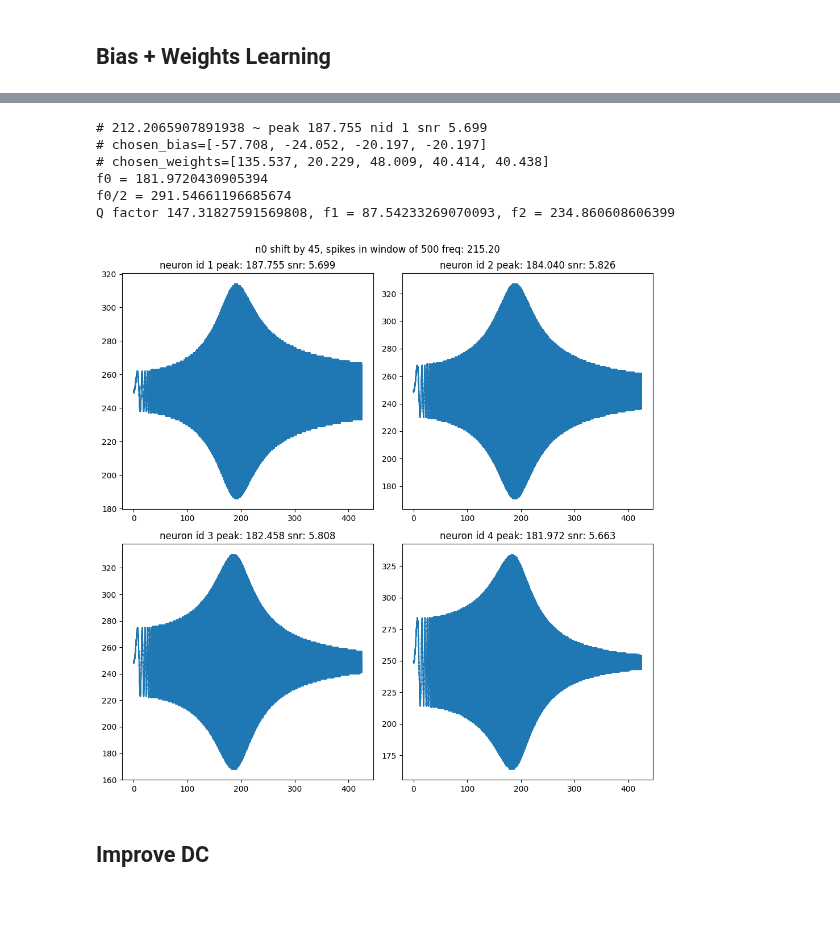
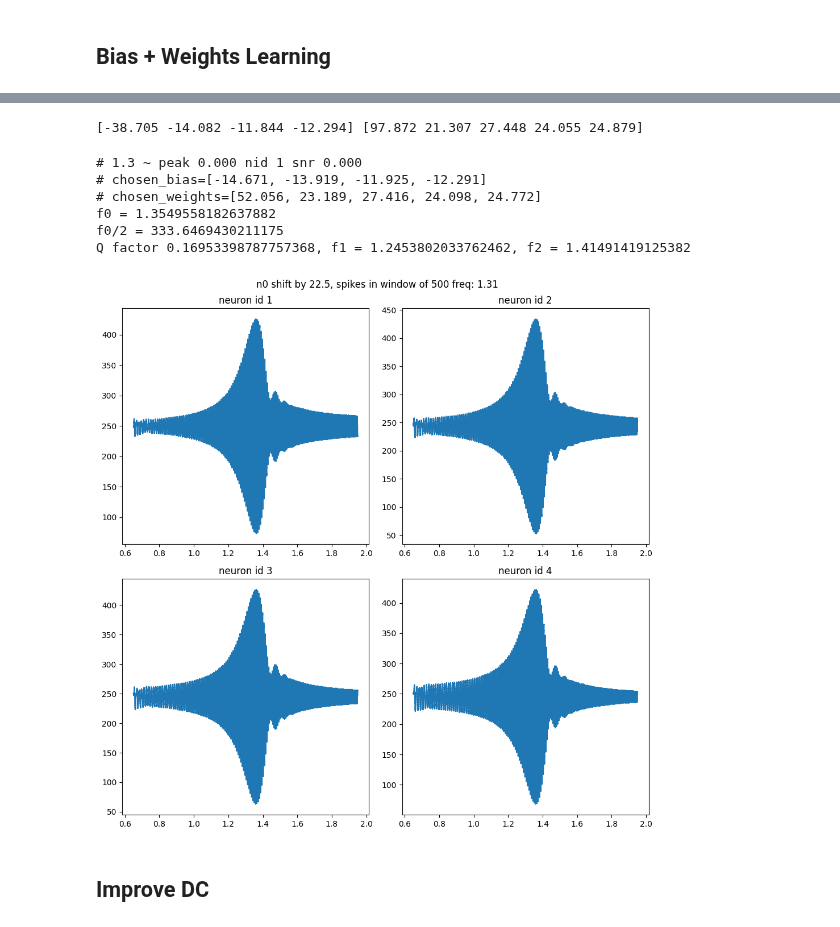
Before and after one commit to yakir4123/SNN-SCTN, a Jupyter notebook: notebooks/supervised_stdp_resonator.ipynb, the cells around one changed output, grey strips where cells are left out. Saved outputs shown, nothing was run; the diff lists cells and outputs as text; code cells hidden in the pictures.

```diff
--- a/notebooks/supervised_stdp_resonator.ipynb
+++ b/notebooks/supervised_stdp_resonator.ipynb
@@ -12,7 +12,7 @@ from snn.resonator import test_resonator_on_chirp, freq_of_resonator, lp_by_lf
 
 
 
-def neuron_output(neuron, signal_freq, shift_degrees=0, phase_number=20):
+def neuron_output(neuron, signal_freq, shift_degrees=0, phase_number=10):
     y_events = neuron.out_spikes()
     samples_per_cycle =  clk_freq / signal_freq
     samples_per_degree = samples_per_cycle/360
@@ -69,12 +69,15 @@ def smooth(arr, size):
     return res
 
 clk_freq = 1536000
-freq0 = 212
+freq0 = 130
 lf = 4
+# freq0 = 104
+# lf = 5
 best_lp = lp_by_lf(lf, freq0, clk_freq)
 freq0 = freq_of_resonator(clk_freq, lf, best_lp)
+gain = 28
 
-duration = 25 / freq0
+duration = 15 / freq0
 x = np.linspace(0, duration, int(duration * clk_freq))
 t = x * 2 * np.pi * freq0
 sine_wave = np.sin(t)
@@ -102,8 +105,8 @@ rresonator_input = events_to_spikes(resonator_input-resonator_input[0], run_wind
 
 ground_truth = []
 # phase_shifts = [22.5, 67.5, 112.5, 157.5]
-# phase_shifts = [22.5] + [45]*3
-phase_shifts = [25] + [45]*3
+phase_shifts = [22.5] + [45]*3
+# phase_shifts = [0] + [45]*3
 phase_shifts = np.cumsum(phase_shifts)
 for phase_shift in phase_shifts:
     phase_shift /= 360
@@ -111,7 +114,7 @@ for phase_shift in phase_shifts:
     resonator.log_out_spikes(-1)
     resonator.forget_logs()
 
-    resonator.input_full_data(8*sine_wave[int((1-phase_shift)*wave_length):])
+    resonator.input_full_data(gain*sine_wave[int((1-phase_shift)*wave_length):])
     ground_truth.append(neuron_output(resonator.neurons[0], freq0))
 
 gt1 = ground_truth[0]
@@ -565,6 +569,25 @@ axs[1].legend()
+# %%
+print(chosen_bias, chosen_weights)
+# %% [output]
+[-38.705 -14.082 -11.844 -12.294] [97.872 21.307 27.448 24.055 24.879]
+# %%
+chosen_bias = [
+        -14.671,
+        -13.919,
+        -11.925,
+        -12.291
+    ]
+chosen_weights = [
+        52.056,
+        23.189,
+        27.416,
+        24.098,
+        24.772
+    ]
 # %%
 from snn.resonator import test_resonator_on_chirp, freq_of_resonator
-clk_freq = 1_536_000
+clk_freq = 15360
+freq0 = 1.3
 res_resonator = simple_resonator(
     clk_freq=clk_freq,
     freq0=freq0,
@@ -576,11 +599,11 @@ res_resonator = simple_resonator(
 for nid in range(1, 5):
     res_resonator.log_out_spikes(nid)
 
-start_freq = 0
-spectrum = 2 * freq0
+start_freq = freq0/2
+spectrum = freq0
 res_resonator.forget_logs()
 
-step = 100/(clk_freq)
+step = .01/clk_freq
 test_size = int(spectrum / step)
 test_resonator_on_chirp(
     res_resonator,
@@ -593,44 +616,41 @@ test_resonator_on_chirp(
 snr = [0] * 4
 peak = [0] * 4
 best_lp = lp_by_lf(lf, freq0, clk_freq)
 f_resonator = freq_of_resonator(clk_freq, lf, best_lp)
 fig, axs = plt.subplots(2, 2, figsize=(10, 10))
 fig.suptitle(f'n0 shift by {phase_shifts[0]}, spikes in window of {spikes_window} freq: {f_resonator:.2f}')
 for nid in range(4):
     spikes_neuron = res_resonator.neurons[nid + 1]
     y_events = spikes_neuron.out_spikes()
     y_spikes = np.zeros(test_size)
     y_spikes[y_events] = 1
     y_spikes = np.convolve(y_spikes, np.ones(spikes_window, dtype=int), 'valid')
     x = np.linspace(start_freq, start_freq+spectrum, len(y_spikes))
 
     ax = axs[nid//2, nid%2]
     # ax.set_ylim(spikes_window/4, 3*spikes_window/4)
     ax.plot(x, y_spikes)
-    snr_spikes = y_spikes[3000:]
-    snr[nid] = (snr_spikes.max() - snr_spikes.min())/snr_spikes.std()
-    peak[nid] = x[3000+np.argmax(snr_spikes)]
-    ax.set_title(f'neuron id {nid + 1} peak: {peak[nid]:.3f} snr: {snr[nid]:.3f}')
+    ax.set_title(f'neuron id {nid + 1}')
 fig.tight_layout()
 
 nid = np.argmax(np.array(snr) / np.abs(np.array(peak) - freq0))
 print(f'# {freq0} ~ peak {peak[nid]:.3f} nid {nid+1} snr {snr[nid]:.3f}')
 print(f'# chosen_bias={list(chosen_bias)}')
 print(f'# chosen_weights={list(chosen_weights)}')
 
 f2 = np.mean(y_spikes) + .5*(np.max(y_spikes) - np.mean(y_spikes))
 arg_Q = x[(y_spikes > f2*.997) & (y_spikes < f2*1.003)]
 print(f'f0 = {x[y_spikes == y_spikes.max()][0]}')
 print(f'f0/2 = {f2}')
 print(f'Q factor {arg_Q[-1] - arg_Q[0]}, f1 = {arg_Q[0]}, f2 = {arg_Q[-1]}')
 # %% [output]
-# 212.2065907891938 ~ peak 187.755 nid 1 snr 5.699
-# chosen_bias=[-57.708, -24.052, -20.197, -20.197]
-# chosen_weights=[135.537, 20.229, 48.009, 40.414, 40.438]
-f0 = 181.9720430905394
-f0/2 = 291.54661196685674
-Q factor 147.31827591569808, f1 = 87.54233269070093, f2 = 234.860608606399
+# 1.3 ~ peak 0.000 nid 1 snr 0.000
+# chosen_bias=[-14.671, -13.919, -11.925, -12.291]
+# chosen_weights=[52.056, 23.189, 27.416, 24.098, 24.772]
+f0 = 1.3549558182637882
+f0/2 = 333.6469430211175
+Q factor 0.16953398787757368, f1 = 1.2453802033762462, f2 = 1.41491419125382
-[figure, old version]
+[figure, new version]
 # %% [markdown]
 ## Improve DC
 # %%
```
Also changed, not shown: parts of 6 cells of this notebook, 4 other files.
